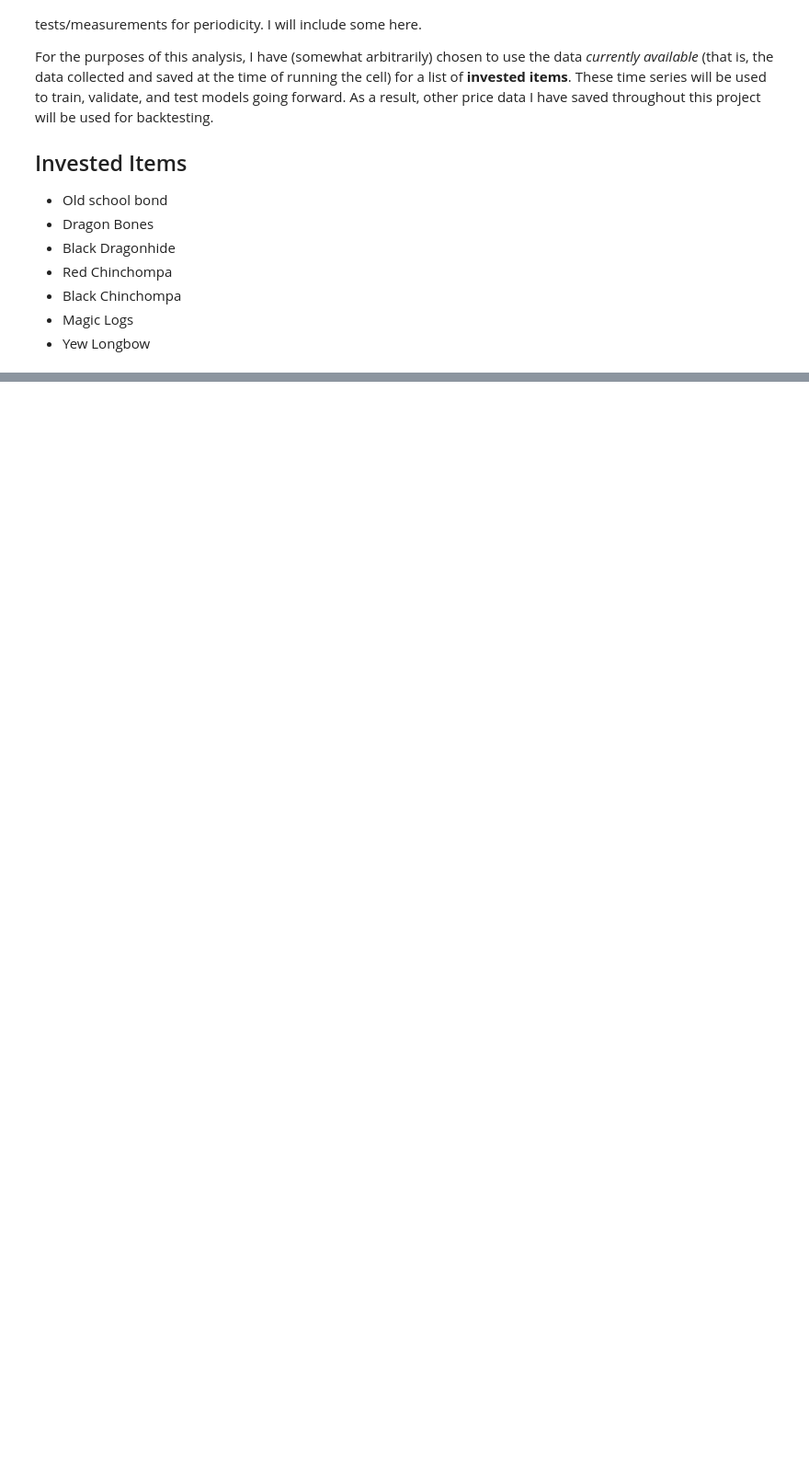
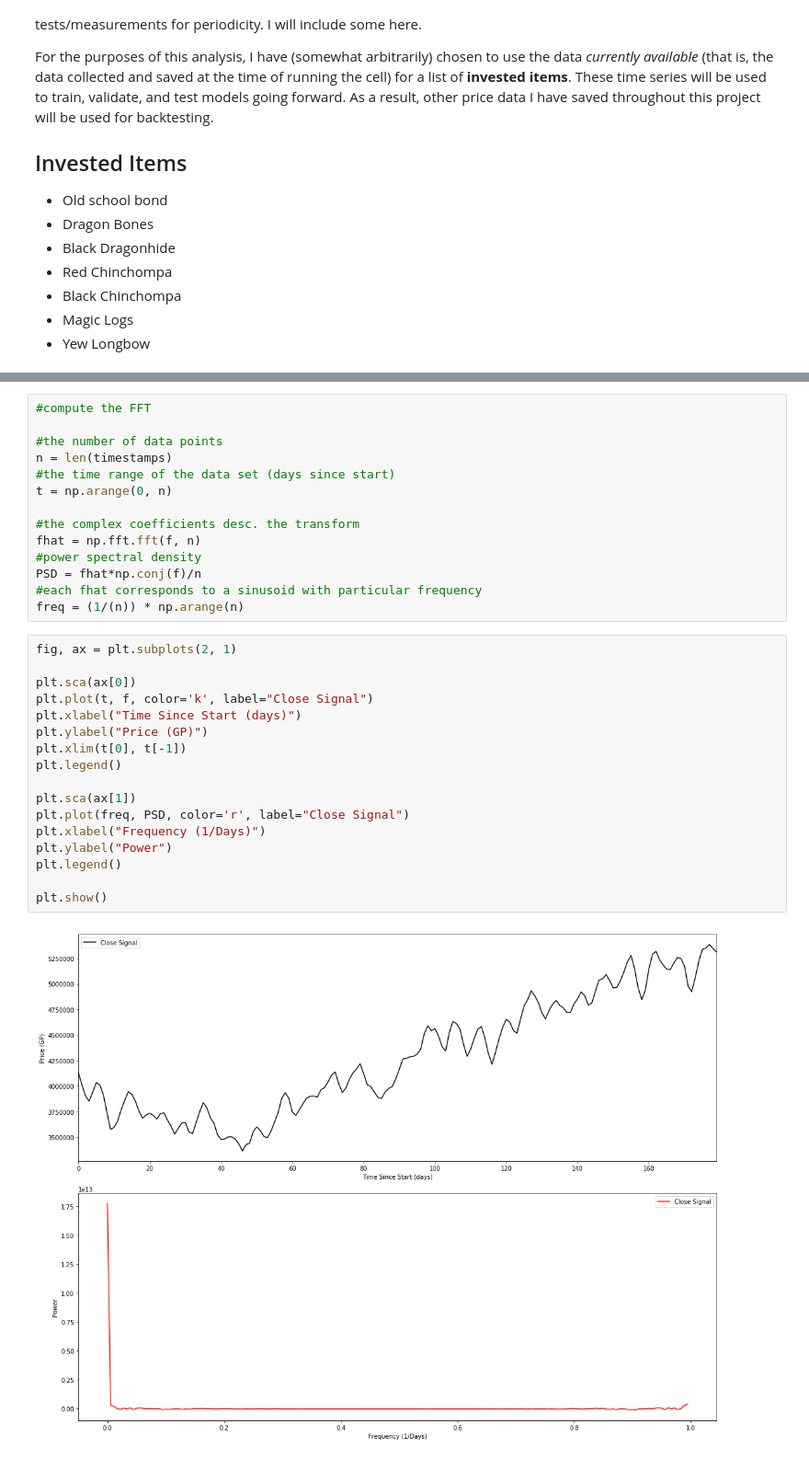
Before and after one commit to nurriol2/forecasting, a Jupyter notebook: Fourier Forecasting.ipynb, the cells around one changed output, grey strips where cells are left out. Shown at 92% size. Saved outputs shown, nothing was run; the diff lists cells and outputs as text; blank space fills up the shorter version.

```diff
--- a/Fourier Forecasting.ipynb
+++ b/Fourier Forecasting.ipynb
@@ -25,0 +69,33 @@ import numpy as np
+# %%
+#compute the FFT
+
+#the number of data points
+n = len(timestamps)
+#the time range of the data set (days since start)
+t = np.arange(0, n)
+
+#the complex coefficients desc. the transform
+fhat = np.fft.fft(f, n)
+#power spectral density
+PSD = fhat*np.conj(f)/n
+#each fhat corresponds to a sinusoid with particular frequency
+freq = (1/(n)) * np.arange(n)
+# %%
+fig, ax = plt.subplots(2, 1)
+
+plt.sca(ax[0])
+plt.plot(t, f, color='k', label="Close Signal")
+plt.xlabel("Time Since Start (days)")
+plt.ylabel("Price (GP)")
+plt.xlim(t[0], t[-1])
+plt.legend()
+
+plt.sca(ax[1])
+plt.plot(freq, PSD, color='r', label="Close Signal")
+plt.xlabel("Frequency (1/Days)")
+plt.ylabel("Power")
+plt.legend()
+
+plt.show()
+# %% [output]
+[figure, added]
```
Also changed, not shown: parts of 11 cells of this notebook.
